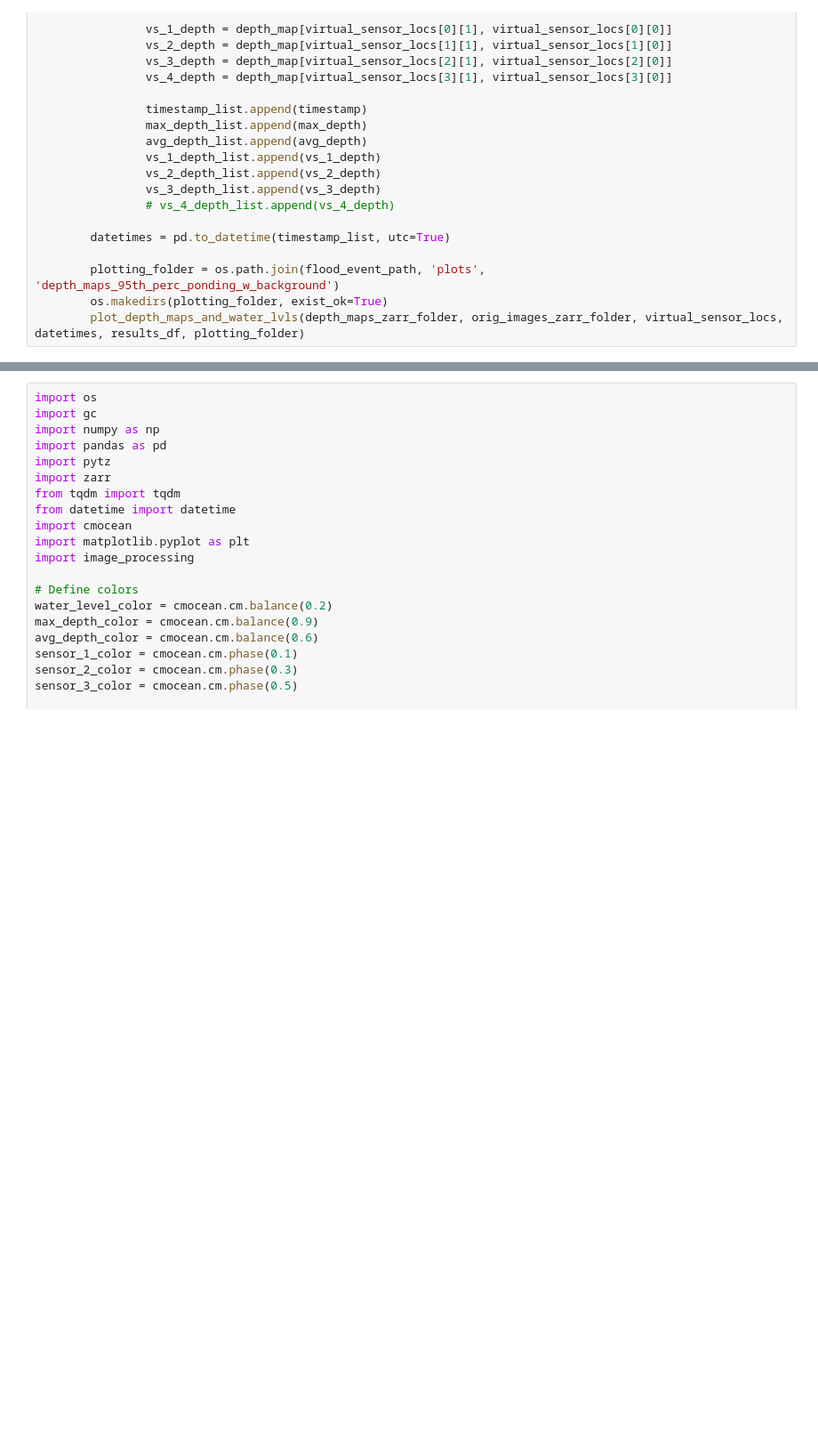
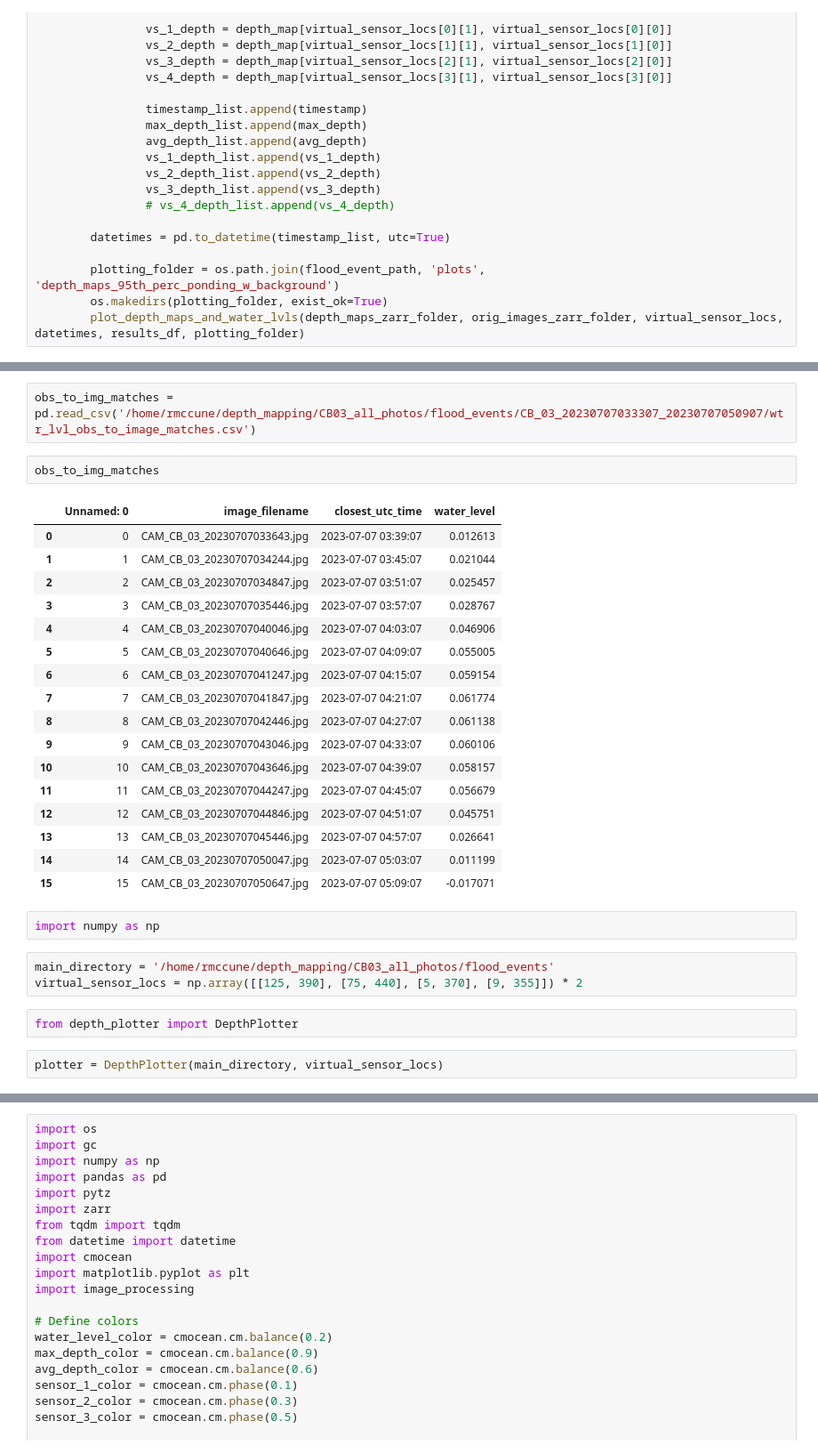
Before and after one commit to rtmccune/depth_mapping, a Jupyter notebook: test_notebook.ipynb, the cells around one changed output, grey strips where cells are left out. Shown: that part at 89% size. Drawn from its saved outputs; the diff is of its cells as text; blank space fills up the shorter version.

```diff
--- a/test_notebook.ipynb
+++ b/test_notebook.ipynb
@@ -444,0 +479,31 @@ for flood_event in tqdm(flood_events_folders, desc="Plotting depth maps for floo
+# %%
+obs_to_img_matches = pd.read_csv('/home/rmccune/depth_mapping/CB03_all_photos/flood_events/CB_03_20230707033307_20230707050907/wtr_lvl_obs_to_image_matches.csv')
+# %%
+obs_to_img_matches
+# %% [output]
+|  | Unnamed: 0 | image_filename | closest_utc_time | water_level |
+| 0 | 0 | CAM_CB_03_20230707033643.jpg | 2023-07-07 03:39:07 | 0.012613 |
+| 1 | 1 | CAM_CB_03_20230707034244.jpg | 2023-07-07 03:45:07 | 0.021044 |
+| 2 | 2 | CAM_CB_03_20230707034847.jpg | 2023-07-07 03:51:07 | 0.025457 |
+| 3 | 3 | CAM_CB_03_20230707035446.jpg | 2023-07-07 03:57:07 | 0.028767 |
+| 4 | 4 | CAM_CB_03_20230707040046.jpg | 2023-07-07 04:03:07 | 0.046906 |
+| 5 | 5 | CAM_CB_03_20230707040646.jpg | 2023-07-07 04:09:07 | 0.055005 |
+| 6 | 6 | CAM_CB_03_20230707041247.jpg | 2023-07-07 04:15:07 | 0.059154 |
+| 7 | 7 | CAM_CB_03_20230707041847.jpg | 2023-07-07 04:21:07 | 0.061774 |
+| 8 | 8 | CAM_CB_03_20230707042446.jpg | 2023-07-07 04:27:07 | 0.061138 |
+| 9 | 9 | CAM_CB_03_20230707043046.jpg | 2023-07-07 04:33:07 | 0.060106 |
+| 10 | 10 | CAM_CB_03_20230707043646.jpg | 2023-07-07 04:39:07 | 0.058157 |
+| 11 | 11 | CAM_CB_03_20230707044247.jpg | 2023-07-07 04:45:07 | 0.056679 |
+| 12 | 12 | CAM_CB_03_20230707044846.jpg | 2023-07-07 04:51:07 | 0.045751 |
+| 13 | 13 | CAM_CB_03_20230707045446.jpg | 2023-07-07 04:57:07 | 0.026641 |
+| 14 | 14 | CAM_CB_03_20230707050047.jpg | 2023-07-07 05:03:07 | 0.011199 |
+| 15 | 15 | CAM_CB_03_20230707050647.jpg | 2023-07-07 05:09:07 | -0.017071 |
+# %%
+import numpy as np
+# %%
+main_directory = '/home/rmccune/depth_mapping/CB03_all_photos/flood_events'
+virtual_sensor_locs = np.array([[125, 390], [75, 440], [5, 370], [9, 355]]) * 2
+# %%
+from depth_plotter import DepthPlotter
+# %%
+plotter = DepthPlotter(main_directory, virtual_sensor_locs)
```
Also changed, not shown: parts of 9 cells of this notebook, 7 other files.
